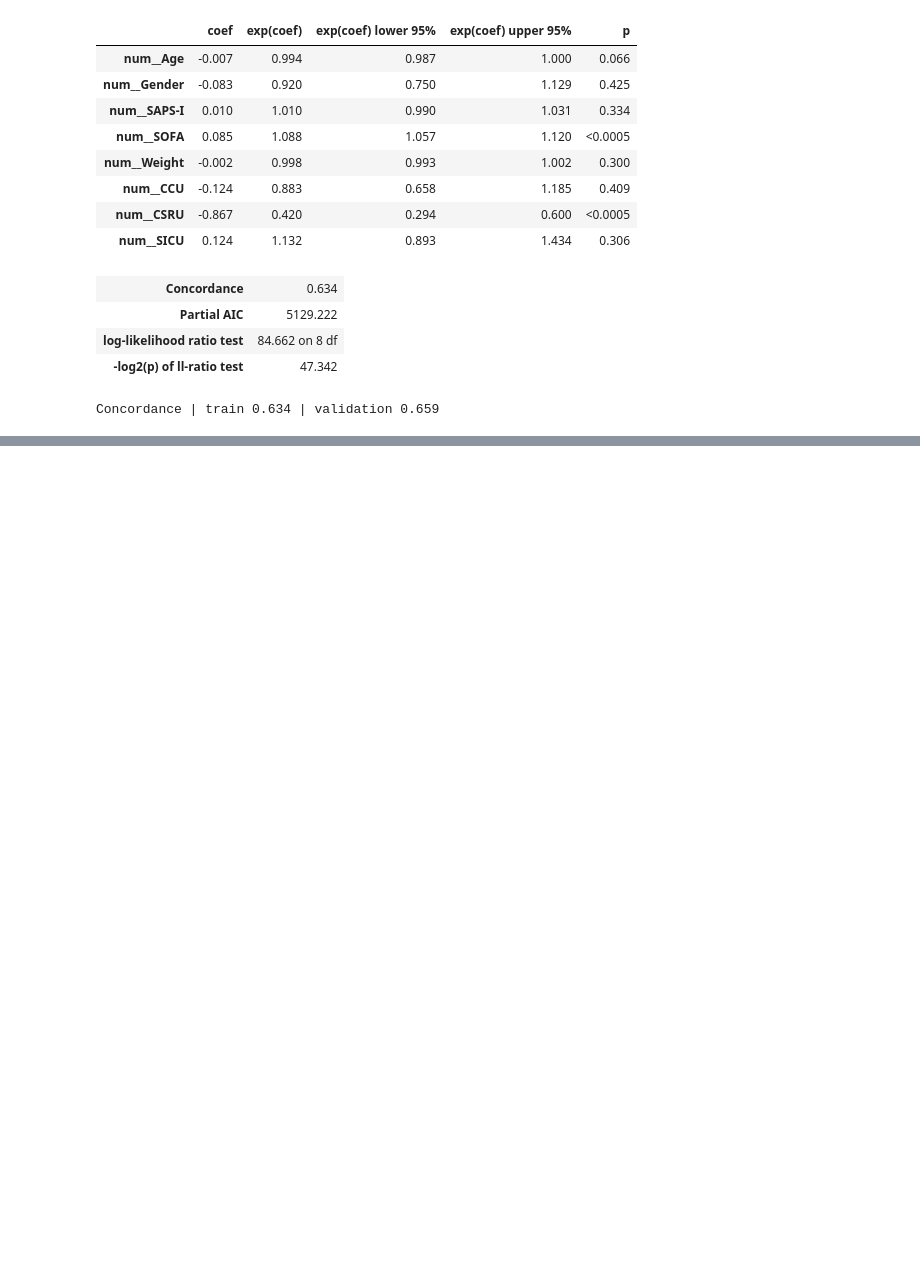
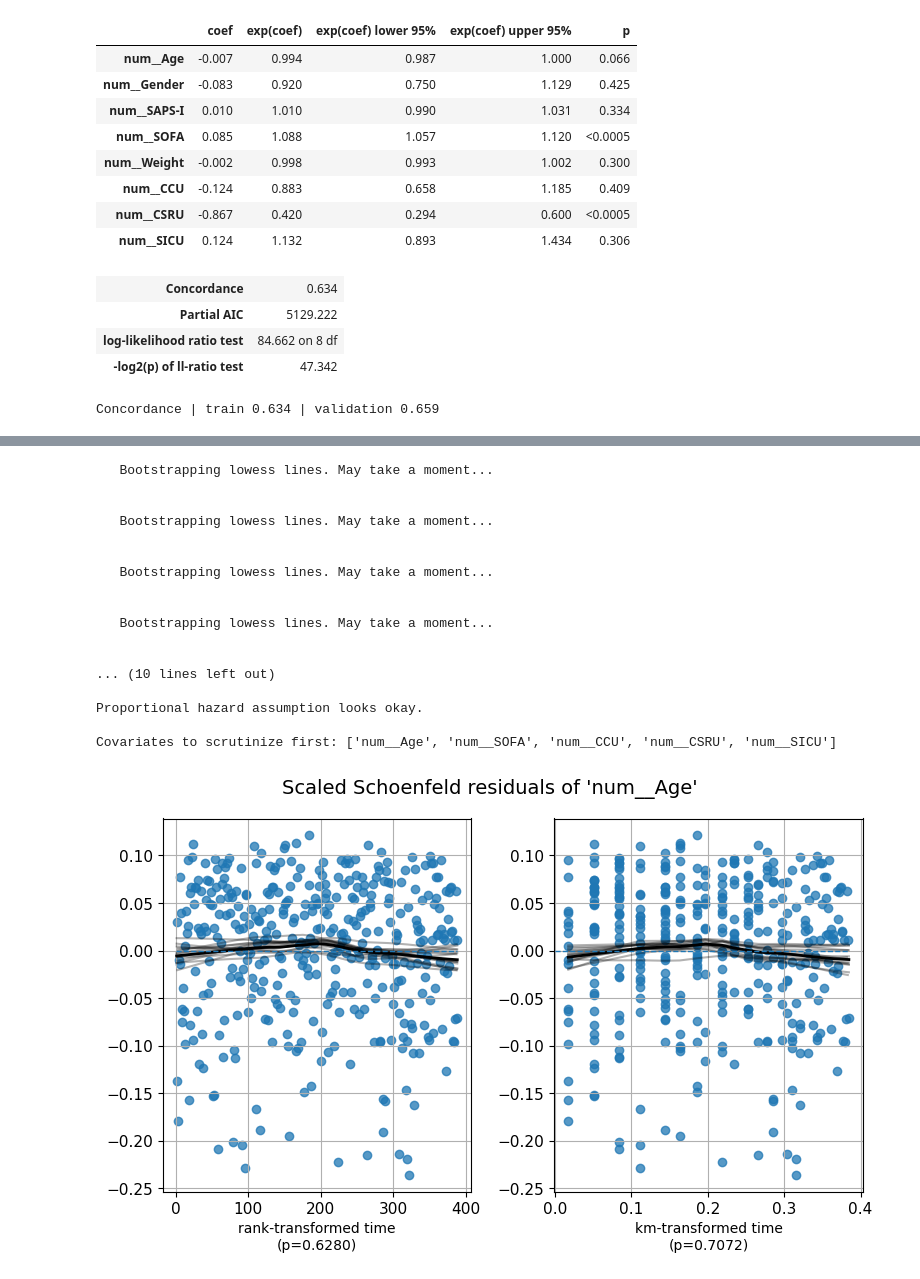
Before and after one commit to IE-ML-for-Healthcare/ICU_Survival_analysis, a Jupyter notebook: 02_ICU_Survival_analysis_CPH.ipynb, the cells around one changed output, grey strips where cells are left out. Saved outputs shown, nothing was run; the diff lists cells and outputs as text; code cells hidden in the pictures; blank space fills up the shorter version.

```diff
--- a/02_ICU_Survival_analysis_CPH.ipynb
+++ b/02_ICU_Survival_analysis_CPH.ipynb
@@ -639,0 +644,33 @@ This model untangles the independent effect of each admission-time factor after
+# %%
+# --- 1. Run the Proportional Hazards Assumption Check ---
+# We use the fitted multivariable model (cph_multi) and the processed training data.
+# The function will automatically flag any variables that fail the test (p < 0.05).
+
+cph_multi.check_assumptions(
+    training_df=train_cox_df,
+    p_value_threshold=0.05,
+    show_plots=True
+)
+
+# 2) Convenience: print the covariate names that might be most at risk of non-PH
+suspect_terms = [c for c in train_cox_df.columns if any(k in c.lower() for k in ["sofa", "ccu", "csru", "sicu", "age"])]
+print("\nCovariates to scrutinize first:", suspect_terms)
+# %% [output]
+   Bootstrapping lowess lines. May take a moment...
+
+
+   Bootstrapping lowess lines. May take a moment...
+
+
+   Bootstrapping lowess lines. May take a moment...
+
+
+   Bootstrapping lowess lines. May take a moment...
+
+
+... (10 lines left out)
+
+Proportional hazard assumption looks okay.
+
+Covariates to scrutinize first: ['num__Age', 'num__SOFA', 'num__CCU', 'num__CSRU', 'num__SICU']
+[figure, added]
```
Also changed, not shown: parts of 5 cells of this notebook.
